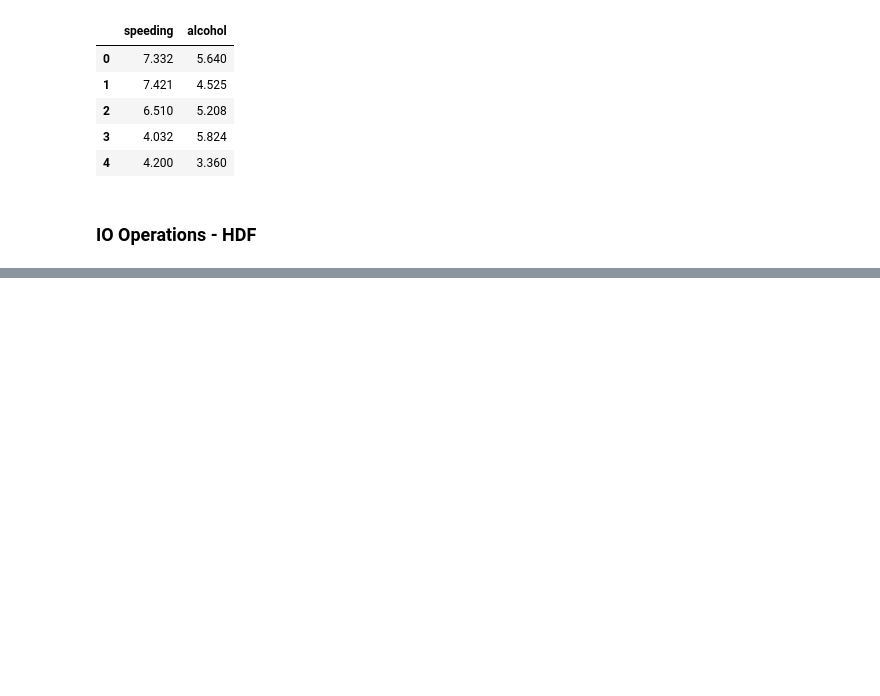
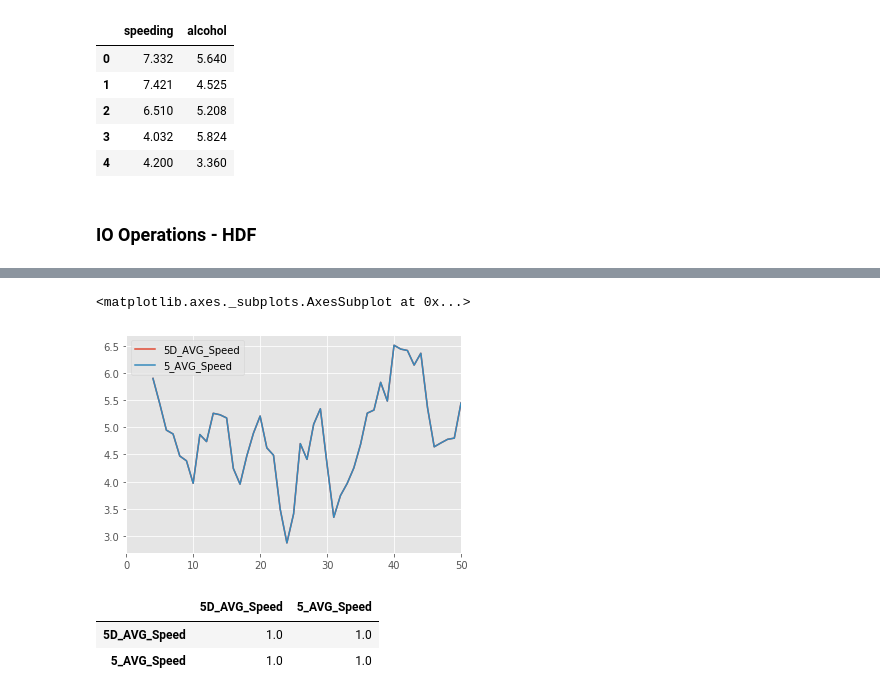
Before and after one commit to cmj123/BecomeAProfessionalPythonProgrammer, a Jupyter notebook: data_analysis_python_pandas/data_analysis_with_python_pandas.ipynb, the cells around one changed output, grey strips where cells are left out. Saved outputs shown, nothing was run; the diff lists cells and outputs as text; code cells hidden in the pictures; blank space fills up the shorter version.

```diff
--- a/data_analysis_python_pandas/data_analysis_with_python_pandas.ipynb
+++ b/data_analysis_python_pandas/data_analysis_with_python_pandas.ipynb
@@ -134,0 +204,11 @@ data_sample.head()
+# %%
+data[['5D_AVG_Speed', '5_AVG_Speed']].plot()
+# %% [output]
+<matplotlib.axes._subplots.AxesSubplot at 0x...>
+[figure, added]
+# %%
+data[['5D_AVG_Speed', '5_AVG_Speed']].corr()
+# %% [output]
+|  | 5D_AVG_Speed | 5_AVG_Speed |
+| 5D_AVG_Speed | 1.0 | 1.0 |
+| 5_AVG_Speed | 1.0 | 1.0 |
```
Also changed, not shown: parts of 13 cells of this notebook.
